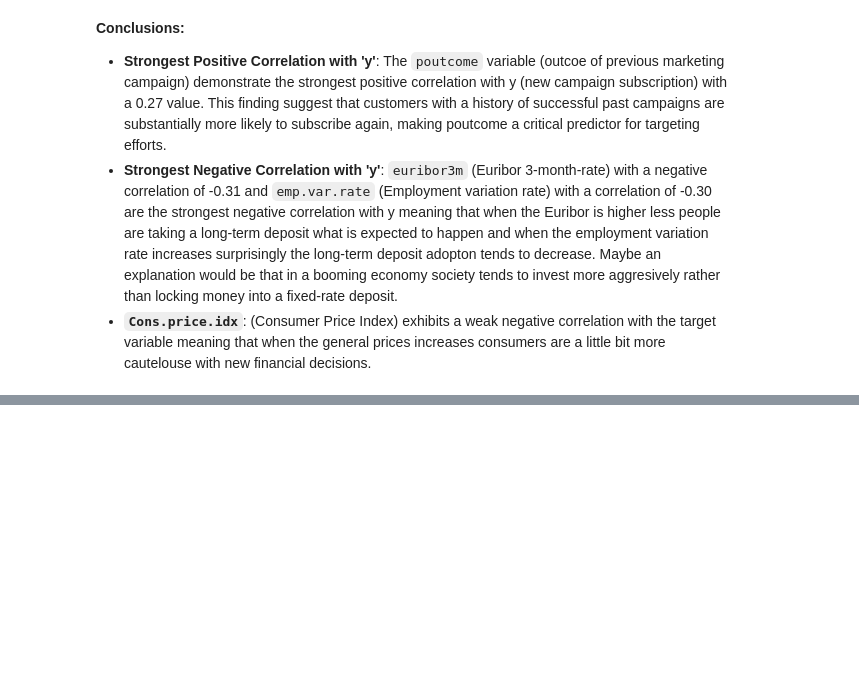
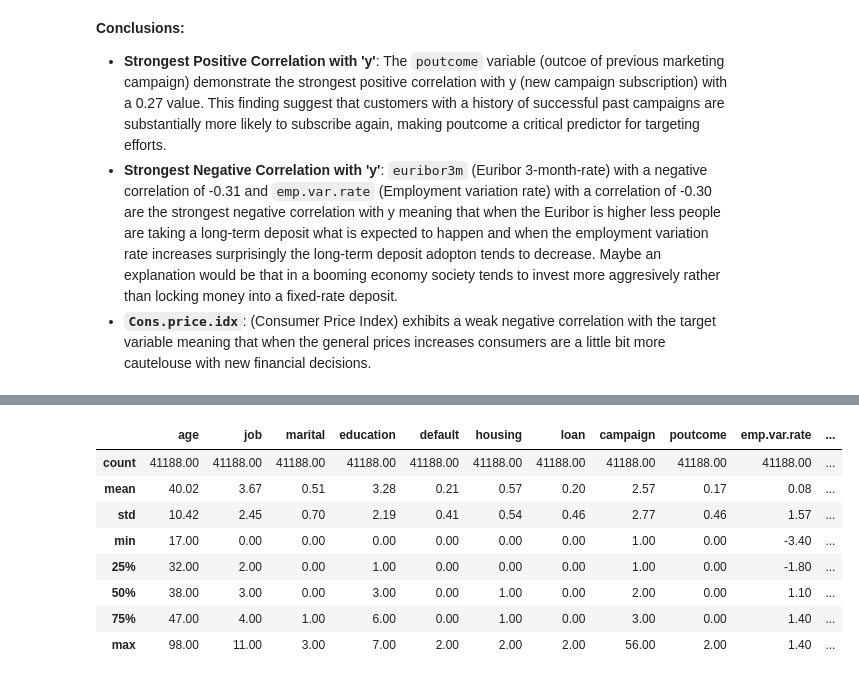
Before and after one commit to 4GeeksAcademy/logistic-regresion, a Jupyter notebook: src/explore.ipynb, the cells around one changed output, grey strips where cells are left out. Cells and saved outputs as stored; diff of their text form; code cells hidden in the pictures; blank space fills up the shorter version.

```diff
--- a/src/explore.ipynb
+++ b/src/explore.ipynb
@@ -428,0 +443,12 @@ plt.show()
+# %%
+clean_data_factorized.describe().round(2)
+# %% [output]
+|  | age | job | marital | education | default | housing | loan | campaign | poutcome | emp.var.rate | ... |
+| count | 41188.00 | 41188.00 | 41188.00 | 41188.00 | 41188.00 | 41188.00 | 41188.00 | 41188.00 | 41188.00 | 41188.00 | ... |
+| mean | 40.02 | 3.67 | 0.51 | 3.28 | 0.21 | 0.57 | 0.20 | 2.57 | 0.17 | 0.08 | ... |
+| std | 10.42 | 2.45 | 0.70 | 2.19 | 0.41 | 0.54 | 0.46 | 2.77 | 0.46 | 1.57 | ... |
+| min | 17.00 | 0.00 | 0.00 | 0.00 | 0.00 | 0.00 | 0.00 | 1.00 | 0.00 | -3.40 | ... |
+| 25% | 32.00 | 2.00 | 0.00 | 1.00 | 0.00 | 0.00 | 0.00 | 1.00 | 0.00 | -1.80 | ... |
+| 50% | 38.00 | 3.00 | 0.00 | 3.00 | 0.00 | 1.00 | 0.00 | 2.00 | 0.00 | 1.10 | ... |
+| 75% | 47.00 | 4.00 | 1.00 | 6.00 | 0.00 | 1.00 | 0.00 | 3.00 | 0.00 | 1.40 | ... |
+| max | 98.00 | 11.00 | 3.00 | 7.00 | 2.00 | 2.00 | 2.00 | 56.00 | 2.00 | 1.40 | ... |
```
Also changed, not shown: parts of 15 cells of this notebook, 8 other files.
